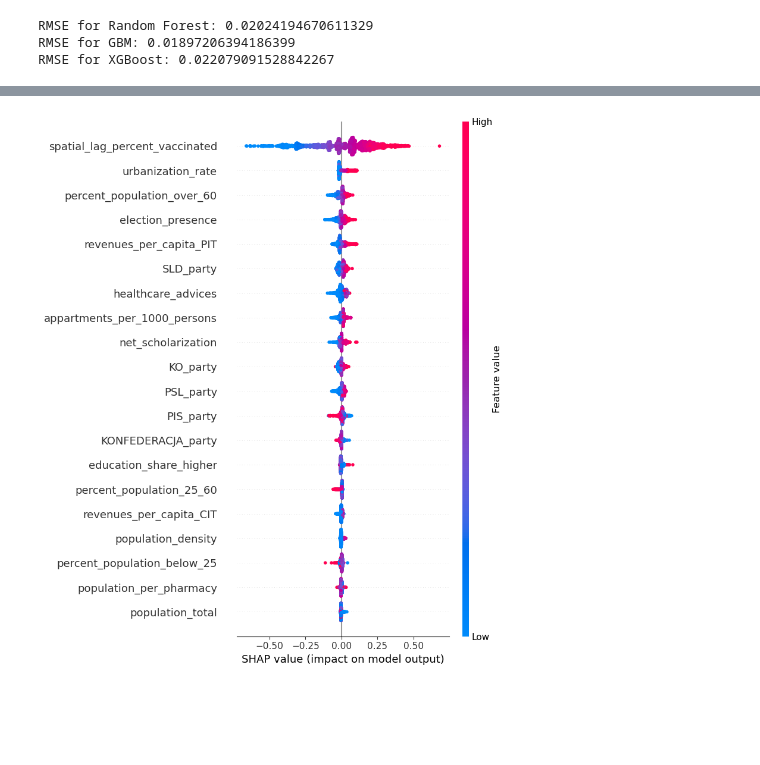
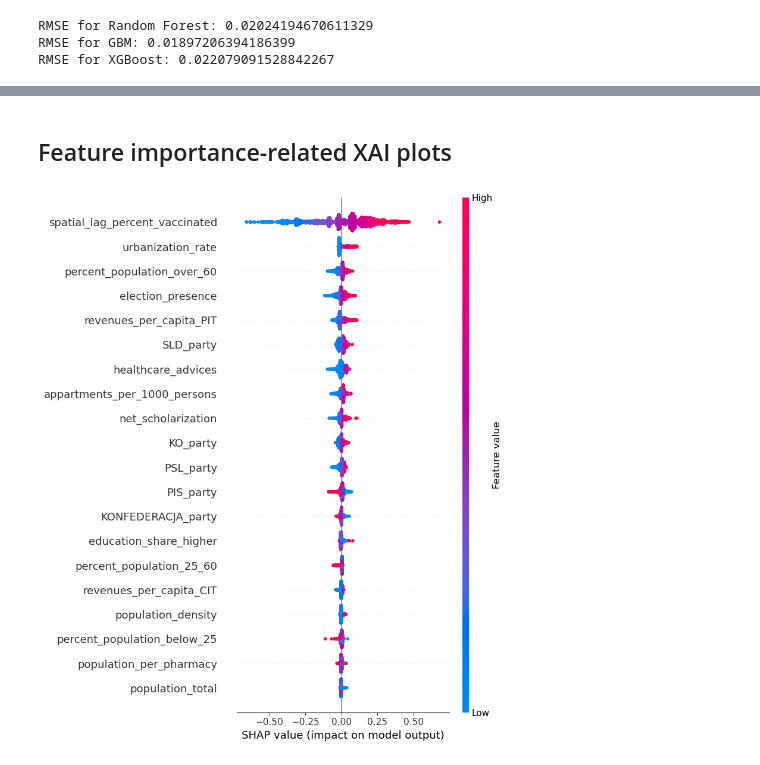
Before and after one commit to jjfrackowiak/WEC2024, a Jupyter notebook: XAI/exploration_notebook.ipynb, the cells around one changed output, grey strips where cells are left out. Drawn from its saved outputs; the diff is of its cells as text; code cells hidden in the pictures; blank space fills up the shorter version.

```diff
--- a/XAI/exploration_notebook.ipynb
+++ b/XAI/exploration_notebook.ipynb
@@ -39,13 +39,15 @@ https://scikit-learn.org/stable/model_persistence.html#security-maintainability-
 #         return 'mixed_urban_rural'
 
 # gbm_results['municipality_type'] = gbm_results['municipality_code'].map(lambda x: muncipality_type_conditional(str(x)[-1]))
+# %% [markdown]
+## Feature importance-related XAI plots
 # %%
 # Create object that can calculate shap values
-explainer = shap.TreeExplainer(gbm_model)
+explainer_tree = shap.TreeExplainer(gbm_model)
 
 filtered_df = gbm_results.drop(columns=['percent_vaccinated_log', 'prediction'])
-shap_values = explainer.shap_values(filtered_df)
+shap_values1 = explainer_tree.shap_values(filtered_df)
 
-shap.summary_plot(shap_values, filtered_df)
+shap.summary_plot(shap_values1, filtered_df)
 # %% [output]
-[figure, old version]
+[figure, new version]
```
Also changed, not shown: parts of 14 cells of this notebook.
